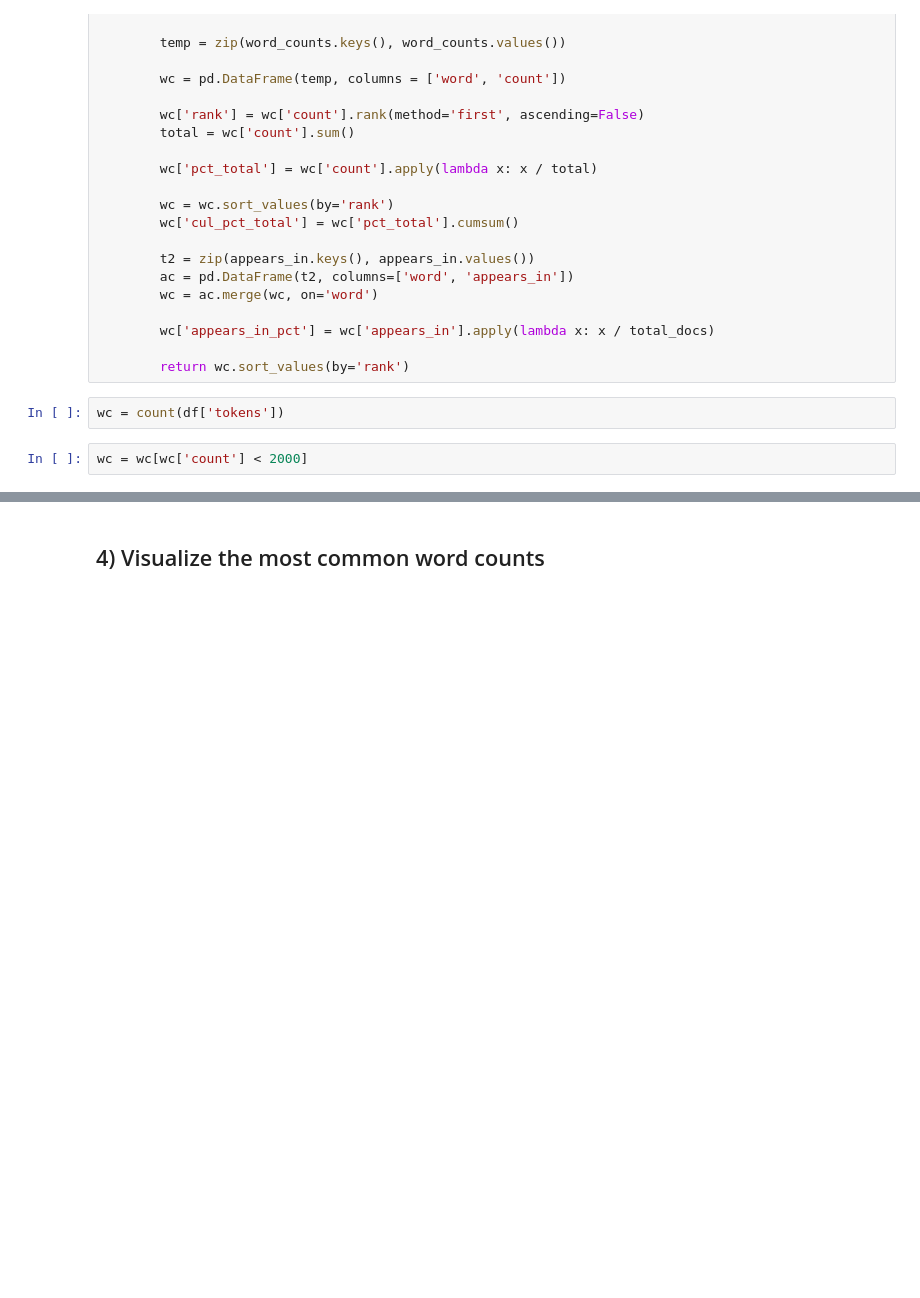
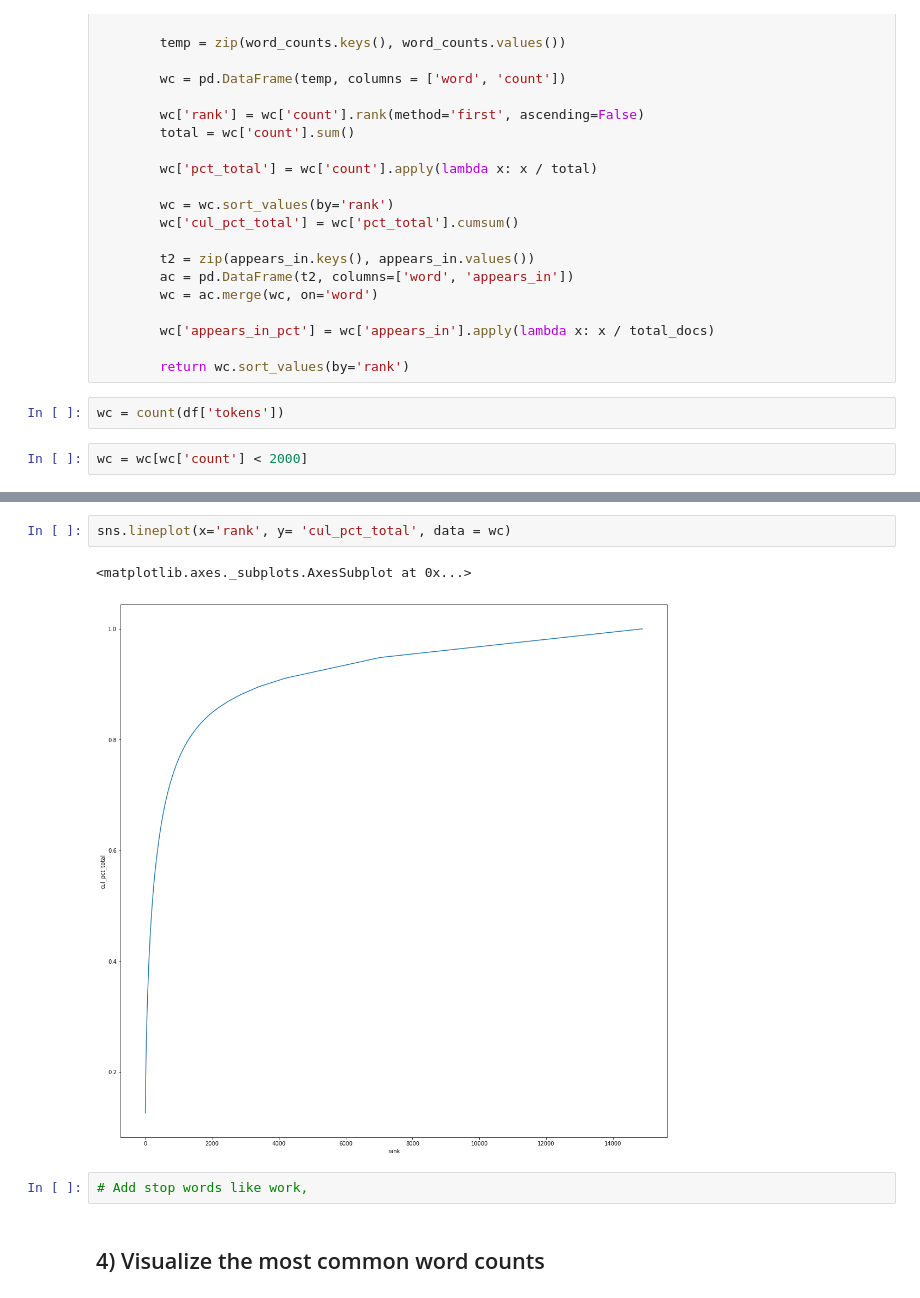
Before and after one commit to JoshFowlkes/DS-Unit-4-Sprint-1-NLP, a Jupyter notebook: module2-vector-representations/LS_DS_412_Vector_Representations_Assignment.ipynb, the cells around one changed output, grey strips where cells are left out. Cells and saved outputs as stored; diff of their text form; blank space fills up the shorter version.

```diff
--- a/module2-vector-representations/LS_DS_412_Vector_Representations_Assignment.ipynb
+++ b/module2-vector-representations/LS_DS_412_Vector_Representations_Assignment.ipynb
@@ -217,3 +241,10 @@ wc.head(30)
+# %%
+sns.lineplot(x='rank', y= 'cul_pct_total', data = wc)
+# %% [output]
+<matplotlib.axes._subplots.AxesSubplot at 0x...>
+[figure, added]
+# %%
+# Add stop words like work,
 # %% [markdown]
 ## 4) Visualize the most common word counts
 # %%
```
Also changed, not shown: parts of 11 cells of this notebook, 1 other file.
